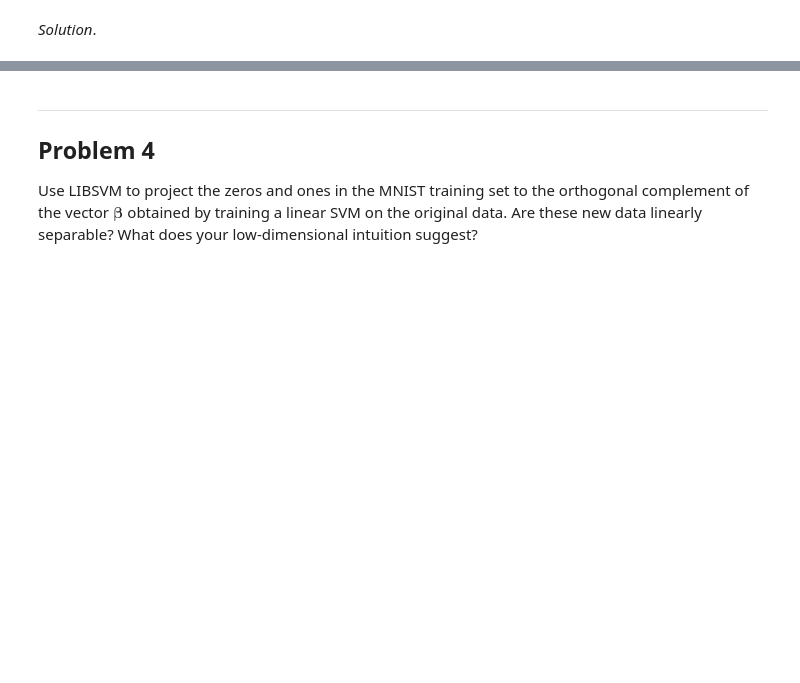
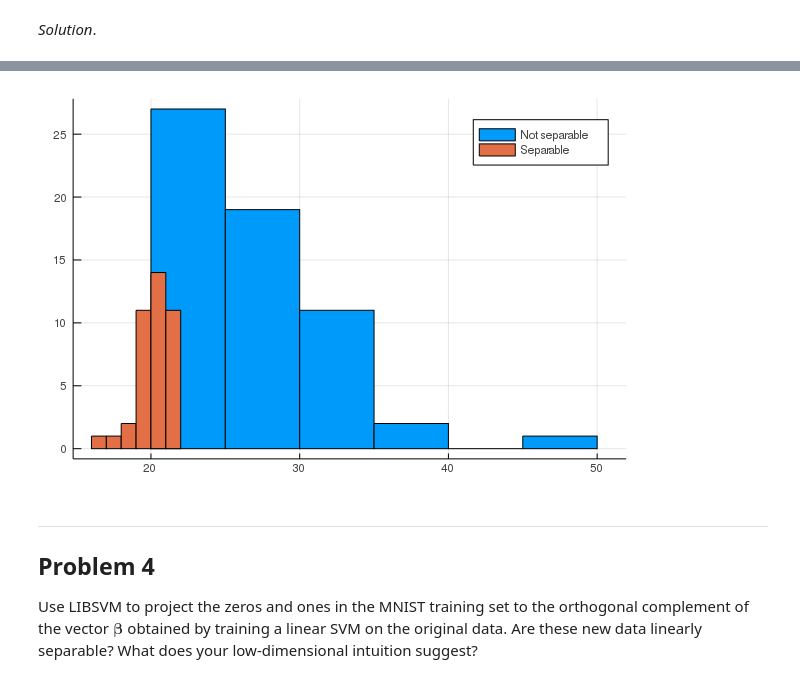
Before and after one commit to ym-han/1010hw8, a Jupyter notebook: data1010-hw08.ipynb, the cells around one changed output, grey strips where cells are left out. Saved outputs shown, nothing was run; the diff lists cells and outputs as text; code cells hidden in the pictures; blank space fills up the shorter version.

```diff
--- a/data1010-hw08.ipynb
+++ b/data1010-hw08.ipynb
@@ -122,3 +208,7 @@ SV_counts, sep_values = count_support_vectors(num_runs=100, sample_size=100, dim
+# %%
+histogram(SV_counts, group=sep_values, label=["Not separable" "Separable"])
+# %% [output]
+[figure, added]
 # %%
 # (b)
 X, y, model = simulate_and_train(sample_size=1000, dim=20, μ=0.58)
```
Also changed, not shown: parts of 17 cells of this notebook.
